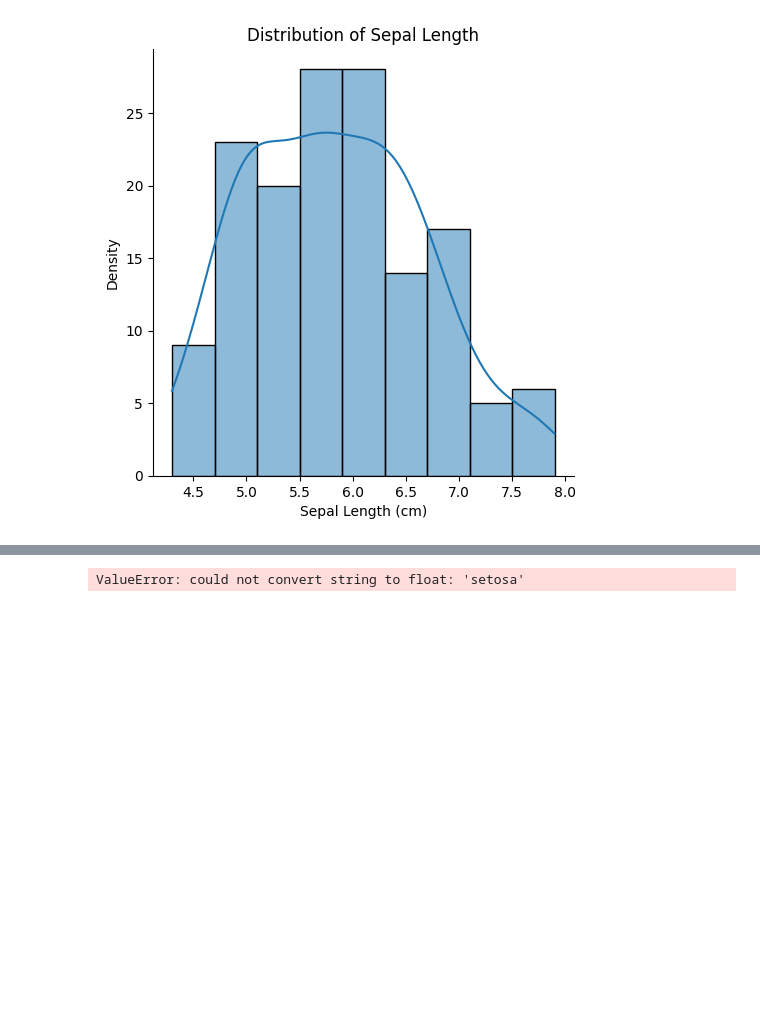
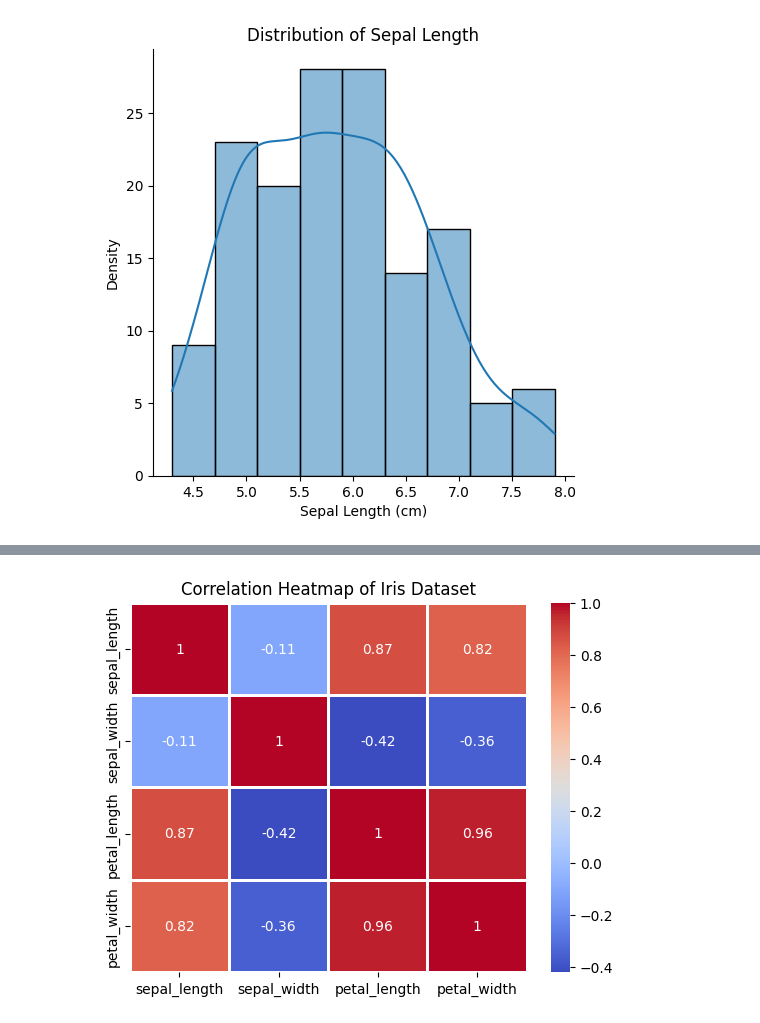
Before and after one commit to k0Dwo/Python-w-Jupyter-Notebook, a Jupyter notebook: Week 5 Lab.ipynb, the cells around one changed output, grey strips where cells are left out. Cells and saved outputs as stored; diff of their text form; code cells hidden in the pictures; blank space fills up the shorter version.

```diff
--- a/Week 5 Lab.ipynb
+++ b/Week 5 Lab.ipynb
@@ -174,8 +184,9 @@ plt.show()
 # %%
-corr_matrix = iris.corr()
+# Exclude the 'species' column for correlation matrix calculation
+corr_matrix = iris.drop(columns=['species']).corr()
 
 sns.heatmap(corr_matrix, annot=True, cmap='coolwarm', linewidths=1)
 plt.title("Correlation Heatmap of Iris Dataset")
 plt.show()
 # %% [output]
-ValueError: could not convert string to float: 'setosa'
+[figure, added]
```
Also changed, not shown: parts of 8 cells of this notebook, 1 other file.
